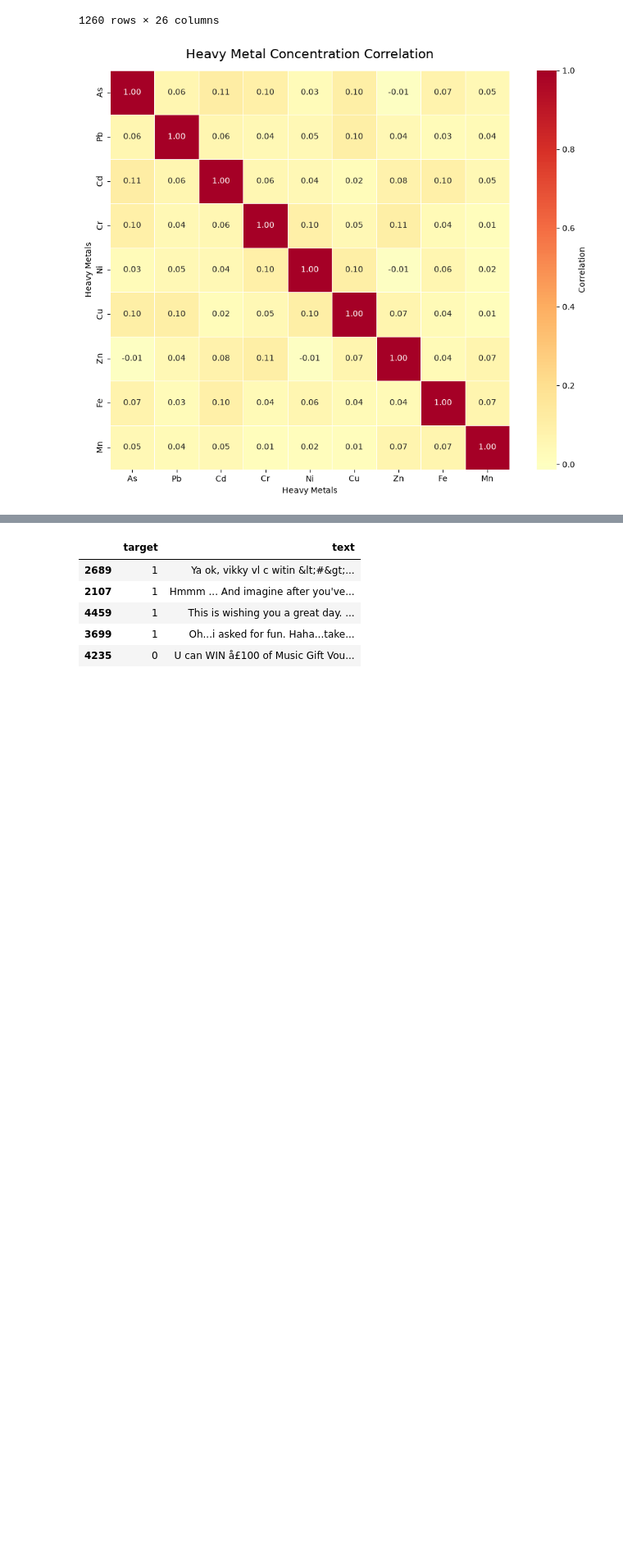
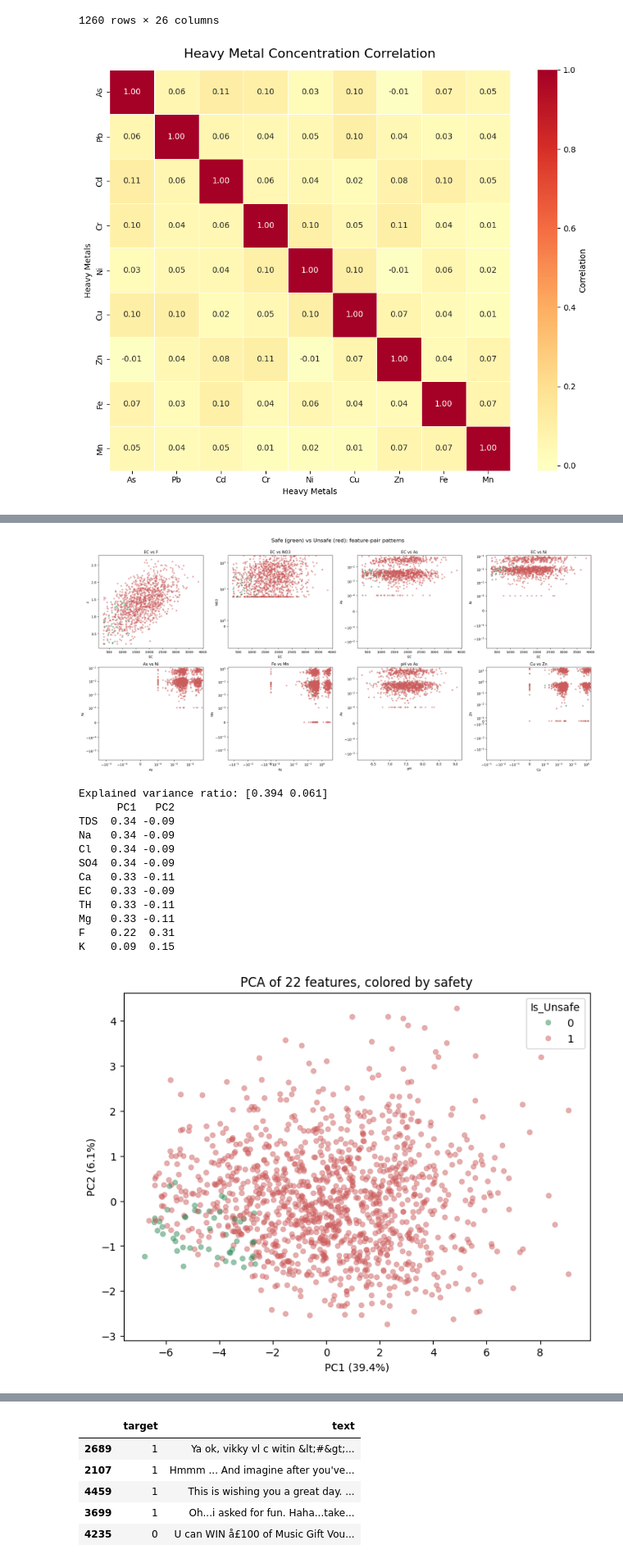
Before and after one commit to ritikagupta26/AquaSentinel_MicroProject, a Jupyter notebook: main.ipynb, the cells around one changed output, grey strips where cells are left out. Shown at 82% size. Saved outputs shown, nothing was run; the diff lists cells and outputs as text; code cells hidden in the pictures; blank space fills up the shorter version.

```diff
--- a/main.ipynb
+++ b/main.ipynb
@@ -308,0 +606,71 @@ plt.show()
+# %%
+import numpy as np
+import matplotlib.pyplot as plt
+import seaborn as sns
+
+palette = {0: "seagreen", 1: "indianred"}
+log_feats = {"As", "Pb", "Cd", "Cr", "Ni", "Cu", "Zn", "Fe", "Mn", "NO3", "K"}
+
+pairs = [
+    ("EC", "F"), ("EC", "NO3"), ("EC", "As"), ("EC", "Ni"),
+    ("As", "Ni"), ("Fe", "Mn"), ("pH", "As"), ("Cu", "Zn"),
+]
+
+def set_axis_scale(ax, feat, axis="x"):
+    """Display-only symlog scale for skewed features (handles zeros)."""
+    if feat in log_feats:
+        pos = df.loc[df[feat] > 0, feat]
+        thresh = pos.min() if len(pos) else 1e-3
+        (ax.set_xscale if axis == "x" else ax.set_yscale)("symlog", linthresh=thresh)
+
+fig, axes = plt.subplots(2, 4, figsize=(22, 10))
+axes = axes.ravel()
+
+for ax, (x, y) in zip(axes, pairs):
+    sns.scatterplot(
+        data=df.sort_values("Is_Unsafe"),   # draws unsafe on top
+        x=x, y=y, hue="Is_Unsafe", palette=palette,
+        alpha=0.5, s=20, edgecolor=None, ax=ax, legend=False
+    )
+    set_axis_scale(ax, x, "x")
+    set_axis_scale(ax, y, "y")
+    ax.set_title(f"{x} vs {y}")
+
+fig.suptitle("Safe (green) vs Unsafe (red): feature-pair patterns", y=1.00, fontsize=16)
+plt.tight_layout()
+plt.show()
+
+# ---- PCA projection (visualization only) ----
+from sklearn.preprocessing import StandardScaler
+from sklearn.decomposition import PCA
+
+X = StandardScaler().fit_transform(df[features].astype(float))
+pca = PCA(n_components=2, random_state=42)
+Z = pca.fit_transform(X)
+
+print("Explained variance ratio:", pca.explained_variance_ratio_.round(3))
+loadings = pd.DataFrame(pca.components_.T, index=features, columns=["PC1", "PC2"])
+print(loadings.round(2).sort_values("PC1", key=abs, ascending=False).head(10))
+
+plt.figure(figsize=(8, 6))
+sns.scatterplot(x=Z[:, 0], y=Z[:, 1], hue=df["Is_Unsafe"],
+                palette=palette, alpha=0.5, s=25, edgecolor=None)
+plt.xlabel(f"PC1 ({pca.explained_variance_ratio_[0]*100:.1f}%)")
+plt.ylabel(f"PC2 ({pca.explained_variance_ratio_[1]*100:.1f}%)")
+plt.title("PCA of 22 features, colored by safety")
+plt.show()
+# %% [output]
+[figure, added]
+Explained variance ratio: [0.394 0.061]
+      PC1   PC2
+TDS  0.34 -0.09
+Na   0.34 -0.09
+Cl   0.34 -0.09
+SO4  0.34 -0.09
+Ca   0.33 -0.11
+EC   0.33 -0.09
+TH   0.33 -0.11
+Mg   0.33 -0.11
+F    0.22  0.31
+K    0.09  0.15
+[figure, added]
```
Also changed, not shown: parts of 15 cells of this notebook.
